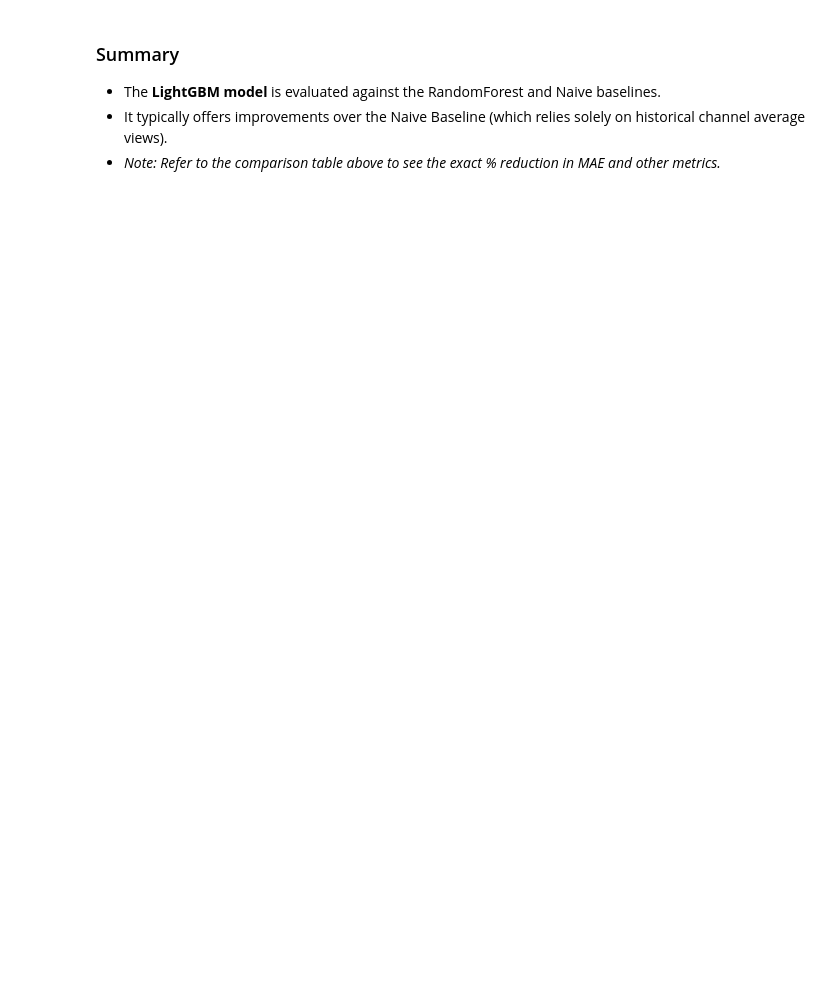
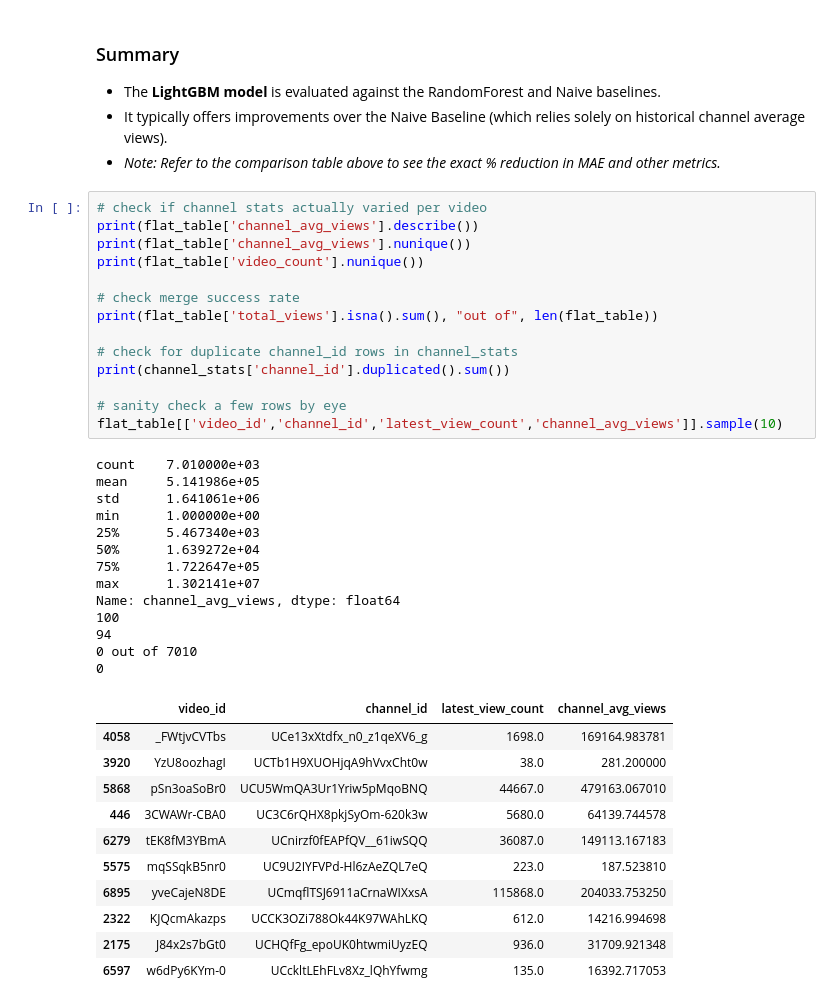
Before and after one commit to Manuja-Ranathunga/TrendCast, a Jupyter notebook: models/baseline_model.ipynb, the cells around one changed output. Drawn from its saved outputs; the diff is of its cells as text; blank space fills up the shorter version.

```diff
--- a/models/baseline_model.ipynb
+++ b/models/baseline_model.ipynb
@@ -359,3 +364,42 @@ plt.show()
 - The **LightGBM model** is evaluated against the RandomForest and Naive baselines.
 - It typically offers improvements over the Naive Baseline (which relies solely on historical channel average views).
 - *Note: Refer to the comparison table above to see the exact % reduction in MAE and other metrics.*
+# %%
+# check if channel stats actually varied per video
+print(flat_table['channel_avg_views'].describe())
+print(flat_table['channel_avg_views'].nunique())
+print(flat_table['video_count'].nunique())
+
+# check merge success rate
+print(flat_table['total_views'].isna().sum(), "out of", len(flat_table))
+
+# check for duplicate channel_id rows in channel_stats
+print(channel_stats['channel_id'].duplicated().sum())
+
+# sanity check a few rows by eye
+flat_table[['video_id','channel_id','latest_view_count','channel_avg_views']].sample(10)
+# %% [output]
+count    7.010000e+03
+mean     5.141986e+05
+std      1.641061e+06
+min      1.000000e+00
+25%      5.467340e+03
+50%      1.639272e+04
+75%      1.722647e+05
+max      1.302141e+07
+Name: channel_avg_views, dtype: float64
+100
+94
+0 out of 7010
+0
+|  | video_id | channel_id | latest_view_count | channel_avg_views |
+| 4058 | _FWtjvCVTbs | UCe13xXtdfx_n0_z1qeXV6_g | 1698.0 | 169164.983781 |
+| 3920 | YzU8oozhagI | UCTb1H9XUOHjqA9hVvxCht0w | 38.0 | 281.200000 |
+| 5868 | pSn3oaSoBr0 | UCU5WmQA3Ur1Yriw5pMqoBNQ | 44667.0 | 479163.067010 |
+| 446 | 3CWAWr-CBA0 | UC3C6rQHX8pkjSyOm-620k3w | 5680.0 | 64139.744578 |
+| 6279 | tEK8fM3YBmA | UCnirzf0fEAPfQV__61iwSQQ | 36087.0 | 149113.167183 |
+| 5575 | mqSSqkB5nr0 | UC9U2IYFVPd-Hl6zAeZQL7eQ | 223.0 | 187.523810 |
+| 6895 | yveCajeN8DE | UCmqflTSJ6911aCrnaWIXxsA | 115868.0 | 204033.753250 |
+| 2322 | KJQcmAkazps | UCCK3OZi788Ok44K97WAhLKQ | 612.0 | 14216.994698 |
+| 2175 | J84x2s7bGt0 | UCHQfFg_epoUK0htwmiUyzEQ | 936.0 | 31709.921348 |
+| 6597 | w6dPy6KYm-0 | UCckltLEhFLv8Xz_lQhYfwmg | 135.0 | 16392.717053 |
```
Also changed, not shown: parts of 8 cells of this notebook, 8 other files.
